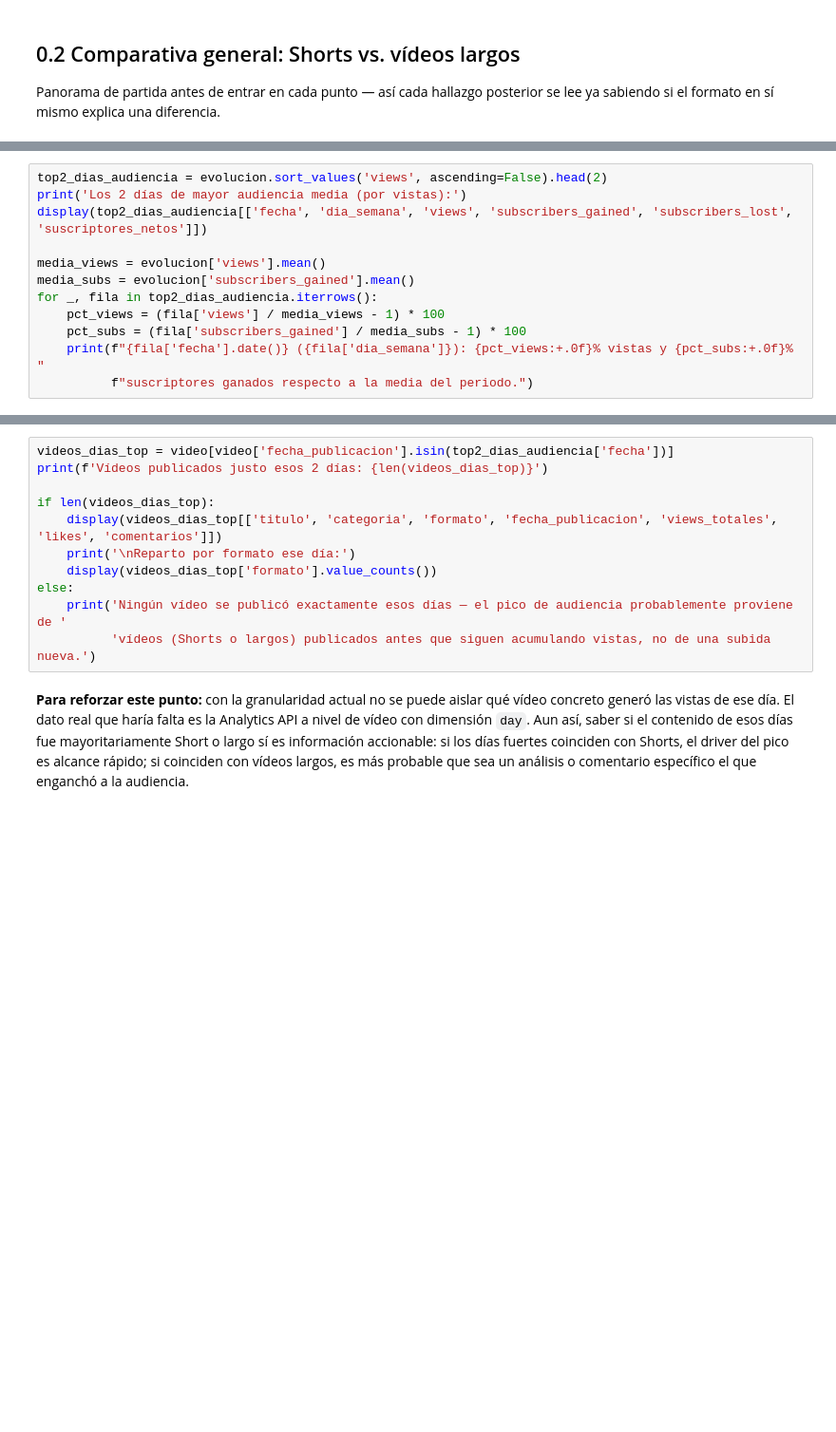
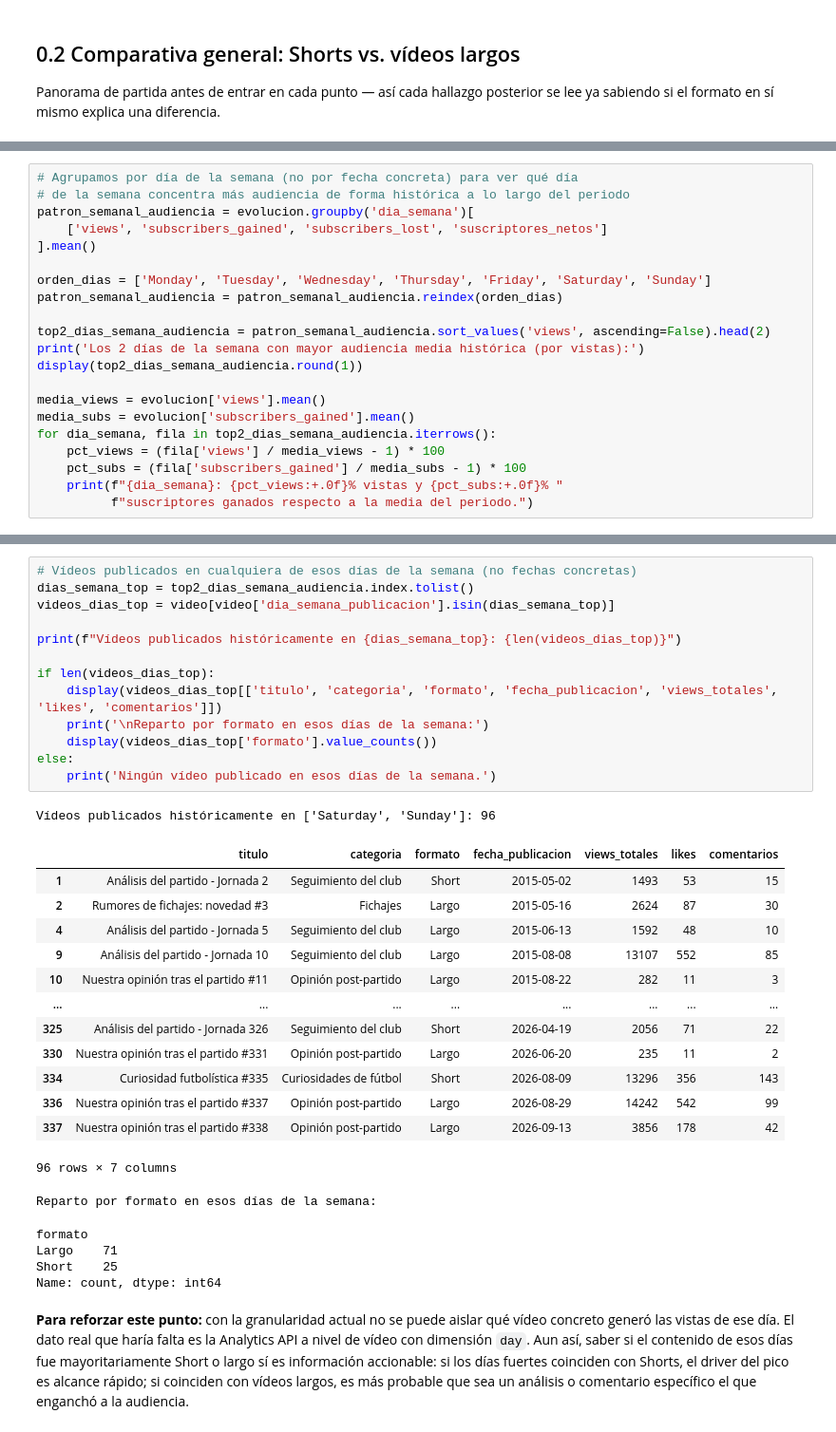
Before and after one commit to Dende8/GrowUP, a Jupyter notebook: notebooks/05_analisis_profundidad.ipynb, the cells around one changed output, grey strips where cells are left out. Shown at 95% size. Cells and saved outputs as stored; diff of their text form; blank space fills up the shorter version.

```diff
--- a/notebooks/05_analisis_profundidad.ipynb
+++ b/notebooks/05_analisis_profundidad.ipynb
@@ -93,12 +107,21 @@ plt.show()
 # %%
-top2_dias_audiencia = evolucion.sort_values('views', ascending=False).head(2)
-print('Los 2 días de mayor audiencia media (por vistas):')
-display(top2_dias_audiencia[['fecha', 'dia_semana', 'views', 'subscribers_gained', 'subscribers_lost', 'suscriptores_netos']])
+# Agrupamos por día de la semana (no por fecha concreta) para ver qué día
+# de la semana concentra más audiencia de forma histórica a lo largo del periodo
+patron_semanal_audiencia = evolucion.groupby('dia_semana')[
+    ['views', 'subscribers_gained', 'subscribers_lost', 'suscriptores_netos']
+].mean()
+
+orden_dias = ['Monday', 'Tuesday', 'Wednesday', 'Thursday', 'Friday', 'Saturday', 'Sunday']
+patron_semanal_audiencia = patron_semanal_audiencia.reindex(orden_dias)
+
+top2_dias_semana_audiencia = patron_semanal_audiencia.sort_values('views', ascending=False).head(2)
+print('Los 2 días de la semana con mayor audiencia media histórica (por vistas):')
+display(top2_dias_semana_audiencia.round(1))
 
 media_views = evolucion['views'].mean()
 media_subs = evolucion['subscribers_gained'].mean()
-for _, fila in top2_dias_audiencia.iterrows():
+for dia_semana, fila in top2_dias_semana_audiencia.iterrows():
     pct_views = (fila['views'] / media_views - 1) * 100
     pct_subs = (fila['subscribers_gained'] / media_subs - 1) * 100
-    print(f"{fila['fecha'].date()} ({fila['dia_semana']}): {pct_views:+.0f}% vistas y {pct_subs:+.0f}% "
+    print(f"{dia_semana}: {pct_views:+.0f}% vistas y {pct_subs:+.0f}% "
           f"suscriptores ganados respecto a la media del periodo.")
@@ -105,14 +136,36 @@ for _, fila in top2_dias_audiencia.iterrows():
 # %%
-videos_dias_top = video[video['fecha_publicacion'].isin(top2_dias_audiencia['fecha'])]
-print(f'Vídeos publicados justo esos 2 días: {len(videos_dias_top)}')
+# Vídeos publicados en cualquiera de esos días de la semana (no fechas concretas)
+dias_semana_top = top2_dias_semana_audiencia.index.tolist()
+videos_dias_top = video[video['dia_semana_publicacion'].isin(dias_semana_top)]
+
+print(f"Vídeos publicados históricamente en {dias_semana_top}: {len(videos_dias_top)}")
 
 if len(videos_dias_top):
     display(videos_dias_top[['titulo', 'categoria', 'formato', 'fecha_publicacion', 'views_totales', 'likes', 'comentarios']])
-    print('\nReparto por formato ese día:')
+    print('\nReparto por formato en esos días de la semana:')
     display(videos_dias_top['formato'].value_counts())
 else:
-    print('Ningún vídeo se publicó exactamente esos días — el pico de audiencia probablemente proviene de '
-          'vídeos (Shorts o largos) publicados antes que siguen acumulando vistas, no de una subida nueva.')
+    print('Ningún vídeo publicado en esos días de la semana.')
+# %% [output]
+Vídeos publicados históricamente en ['Saturday', 'Sunday']: 96
+|  | titulo | categoria | formato | fecha_publicacion | views_totales | likes | comentarios |
+| 1 | Análisis del partido - Jornada 2 | Seguimiento del club | Short | 2015-05-02 | 1493 | 53 | 15 |
+| 2 | Rumores de fichajes: novedad #3 | Fichajes | Largo | 2015-05-16 | 2624 | 87 | 30 |
+| 4 | Análisis del partido - Jornada 5 | Seguimiento del club | Largo | 2015-06-13 | 1592 | 48 | 10 |
+| 9 | Análisis del partido - Jornada 10 | Seguimiento del club | Largo | 2015-08-08 | 13107 | 552 | 85 |
+| 10 | Nuestra opinión tras el partido #11 | Opinión post-partido | Largo | 2015-08-22 | 282 | 11 | 3 |
+| ... | ... | ... | ... | ... | ... | ... | ... |
+| 325 | Análisis del partido - Jornada 326 | Seguimiento del club | Short | 2026-04-19 | 2056 | 71 | 22 |
+| 330 | Nuestra opinión tras el partido #331 | Opinión post-partido | Largo | 2026-06-20 | 235 | 11 | 2 |
+| 334 | Curiosidad futbolística #335 | Curiosidades de fútbol | Short | 2026-08-09 | 13296 | 356 | 143 |
+| 336 | Nuestra opinión tras el partido #337 | Opinión post-partido | Largo | 2026-08-29 | 14242 | 542 | 99 |
+| 337 | Nuestra opinión tras el partido #338 | Opinión post-partido | Largo | 2026-09-13 | 3856 | 178 | 42 |
+96 rows × 7 columns
+Reparto por formato en esos días de la semana:
+formato
+Largo    71
+Short    25
+Name: count, dtype: int64
 # %% [markdown]
 **Para reforzar este punto:** con la granularidad actual no se puede aislar qué vídeo concreto generó las vistas de ese día. El dato real que haría falta es la Analytics API a nivel de vídeo con dimensión `day`. Aun así, saber si el contenido de esos días fue mayoritariamente Short o largo sí es información accionable: si los días fuertes coinciden con Shorts, el driver del pico es alcance rápido; si coinciden con vídeos largos, es más probable que sea un análisis o comentario específico el que enganchó a la audiencia.
 # %% [markdown]
```
Also changed, not shown: parts of 20 cells of this notebook, 1 other file.
